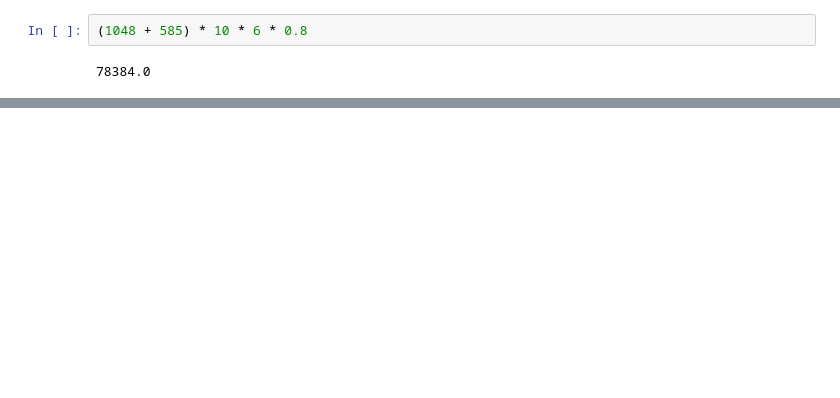
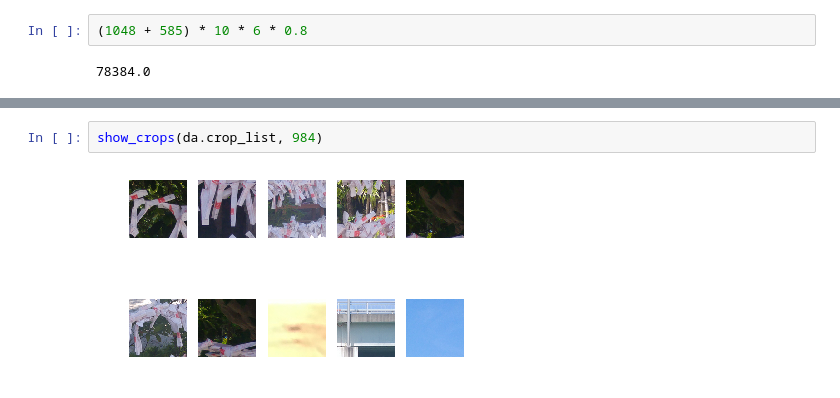
Before and after one commit to maozhiqiang/ICIC, a Jupyter notebook: data_gen.ipynb, the cells around one changed output, grey strips where cells are left out. Cells and saved outputs as stored; diff of their text form; blank space fills up the shorter version.

```diff
--- a/data_gen.ipynb
+++ b/data_gen.ipynb
@@ -76,0 +92,4 @@ img_r.rotate()
+# %%
+show_crops(da.crop_list, 984)
+# %% [output]
+[figure, added]
```
Also changed, not shown: parts of 19 cells of this notebook.
